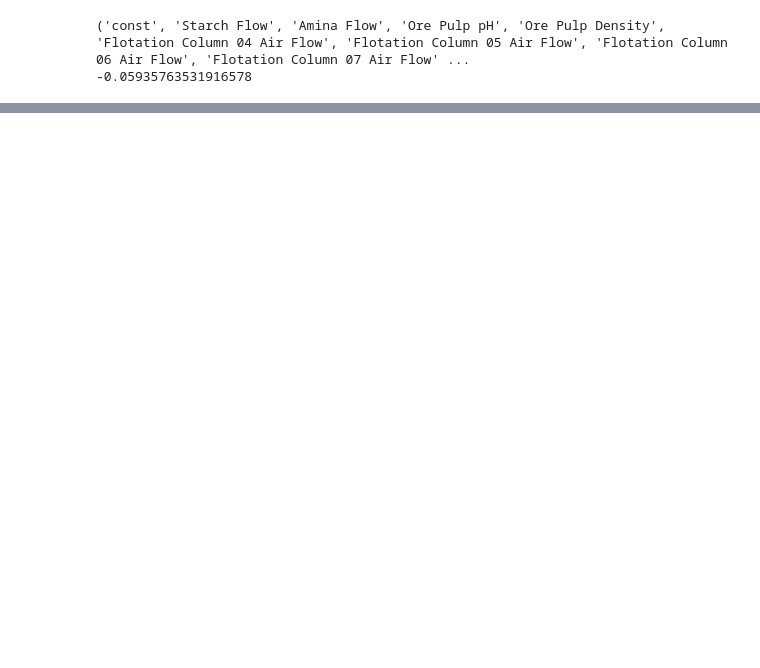
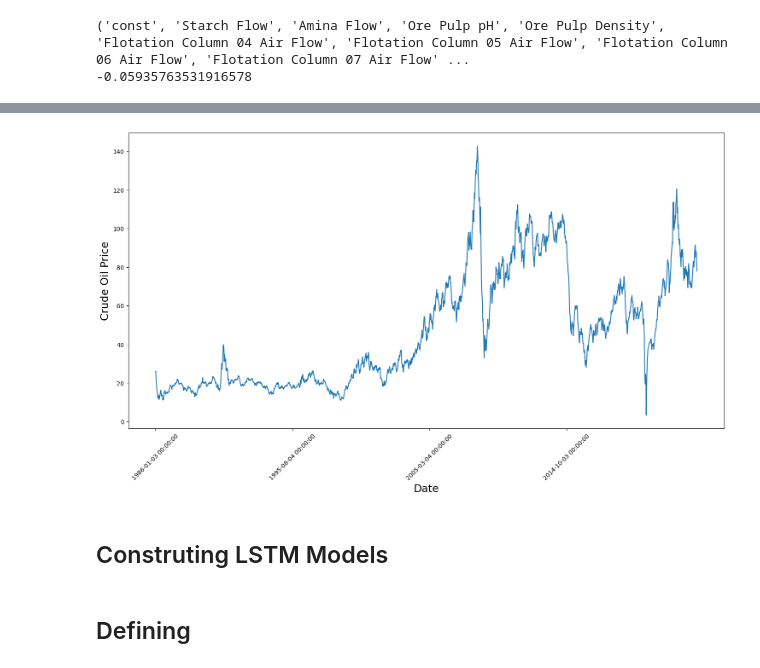
Before and after one commit to brianCHUCHU/MDS_Assignment03, a Jupyter notebook: MDS_Assignment3_B10704031_朱柏諺.ipynb, the cells around one changed output, grey strips where cells are left out. Cells and saved outputs as stored; diff of their text form; code cells hidden in the pictures; blank space fills up the shorter version.

```diff
--- a/Homework 3.ipynb
+++ b/MDS_Assignment3_B10704031_朱柏諺.ipynb
@@ -497,0 +651,19 @@ National Taiwan University Manufacturing Data Science
+# %%
+import datetime as dt
+import urllib.request, json
+import os
+import tensorflow as tf
+
+data = pd.read_csv('WCOILWTICO.csv')
+data['DATE'] = pd.to_datetime(data['DATE'])
+data = data[~(data['WCOILWTICO'] == '.')]
+data['WCOILWTICO'] = data['WCOILWTICO'].astype(float)
+
+plt.figure(figsize = (18,9))
+plt.plot(range(data.shape[0]),(data['WCOILWTICO']))
+plt.xticks(range(0,data.shape[0],500),data['DATE'].loc[::500],rotation=45)
+plt.xlabel('Date',fontsize=18)
+plt.ylabel('Crude Oil Price',fontsize=18)
+plt.show()
+# %% [output]
+[figure, added]
@@ -497,0 +701,2 @@ National Taiwan University Manufacturing Data Science
+# %% [markdown]
+## Construting LSTM Models
@@ -497,0 +747,2 @@ National Taiwan University Manufacturing Data Science
+# %% [markdown]
+## Defining
```
Also changed, not shown: parts of 18 cells of this notebook.
